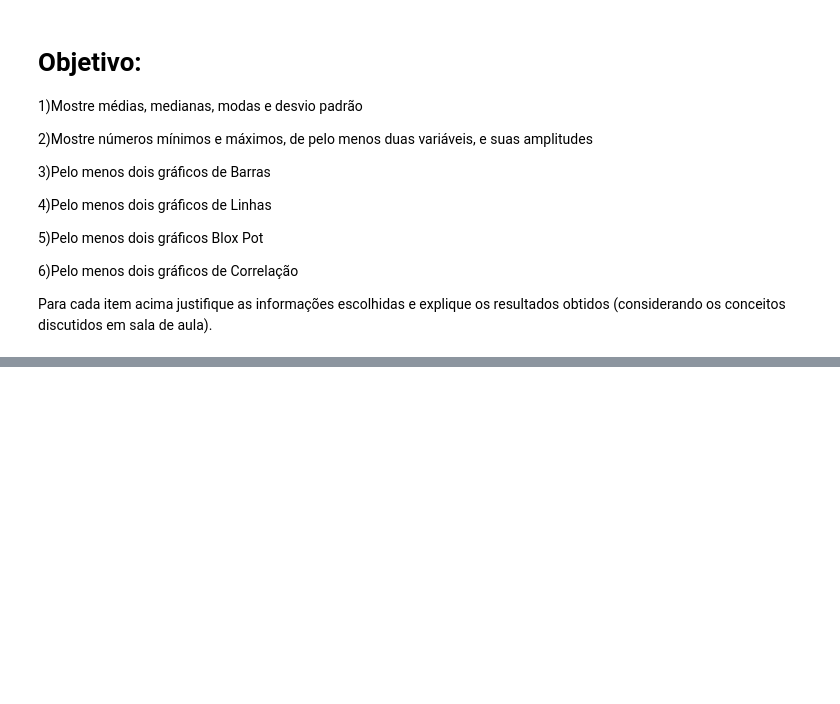
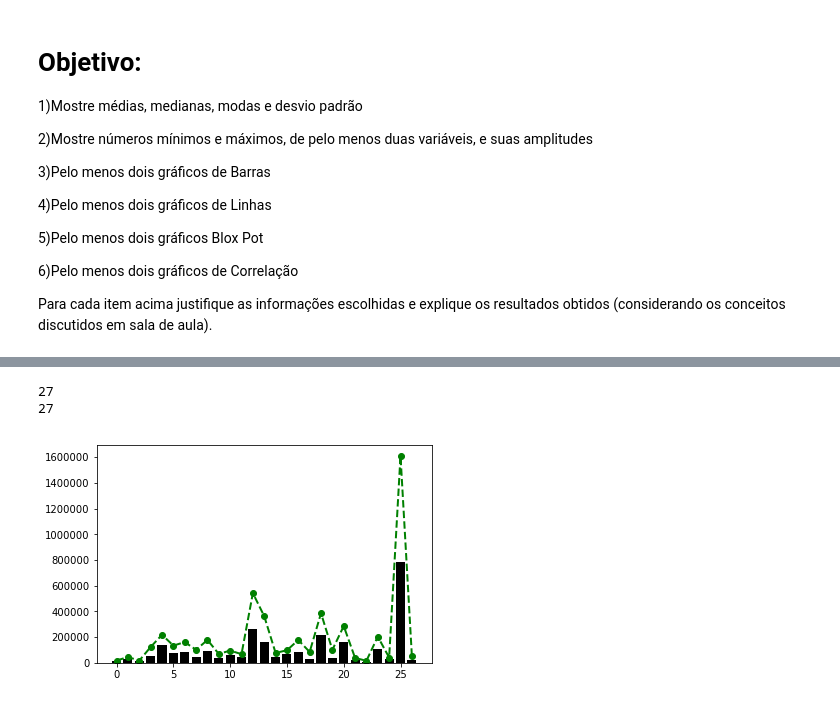
Before and after one commit to sarahraquel/learning_analytics, a Jupyter notebook: INEP.ipynb, the cells around one changed output, grey strips where cells are left out. Cells and saved outputs as stored; diff of their text form; code cells hidden in the pictures; blank space fills up the shorter version.

```diff
--- a/INEP.ipynb
+++ b/INEP.ipynb
@@ -47,0 +145,9 @@ OrderedDict([('\ufeffAno Censo', '2013'),
+# %%
+estados = []
+for concluinte in concluintes:
+    if(concluinte['UF'] not in estados):
+        estados.append(concluinte['UF'])
+estados.sort()
+
+estados_id = range(len(estados))
+estados
@@ -47,0 +172,29 @@ OrderedDict([('\ufeffAno Censo', '2013'),
+# %%
+concluintes_num = {}
+ingressantes_num = {}
+
+for e in estados:
+    concluintes_num[e] = 0
+    ingressantes_num[e]= 0
+
+for indice, ingressante in enumerate(ingressantes):
+    estado = ingressante['UF']
+    ingressantes_num[estado] = ingressantes_num[estado] + ingressante['Número de Ingressos'] - 100
+
+for indice, conc in enumerate(concluintes):
+    estado = conc['UF']
+    concluintes_num[estado] = concluintes_num[estado] + conc['Número de Concluintes']
+
+
+print(len(list(ingressantes_num.values())))
+print(len(list(concluintes_num.values())))
+
+a = list(ingressantes_num.values())
+b = list(concluintes_num.values())
+# %% [output]
+27
+27
+# %%
+plota_barra_linha(range(len(a)), a, b)
+# %% [output]
+[figure, added]
```
Also changed, not shown: parts of 9 cells of this notebook, 1 other file.
